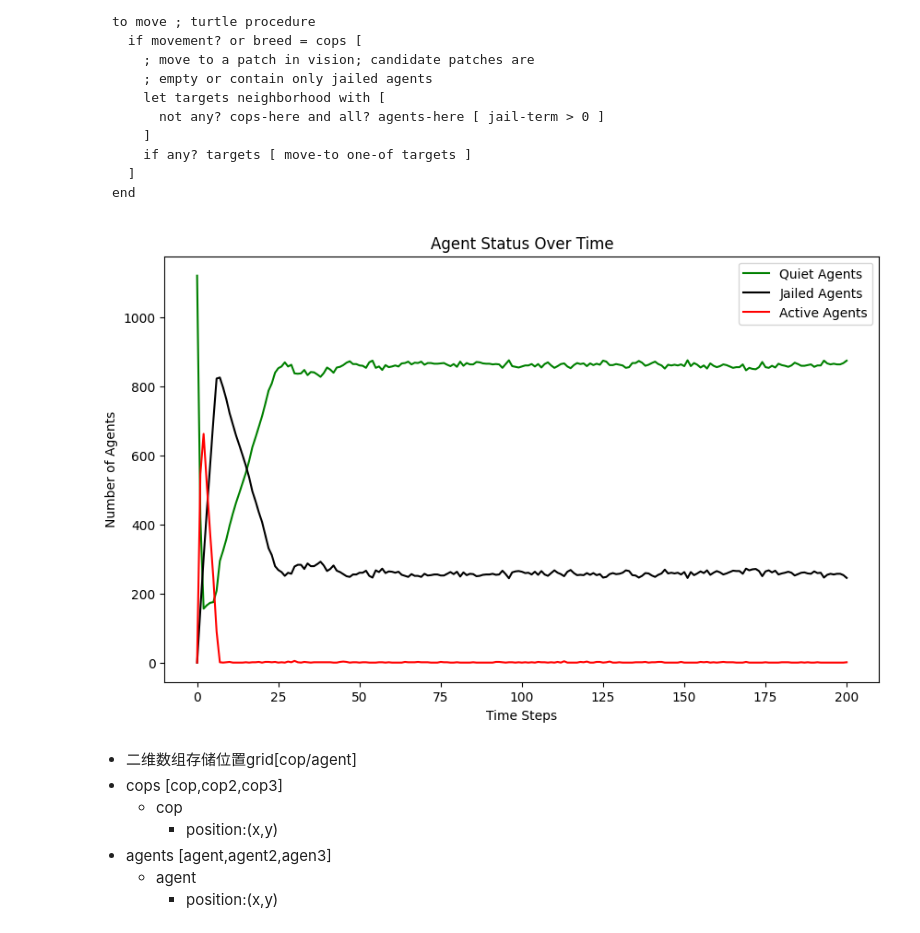
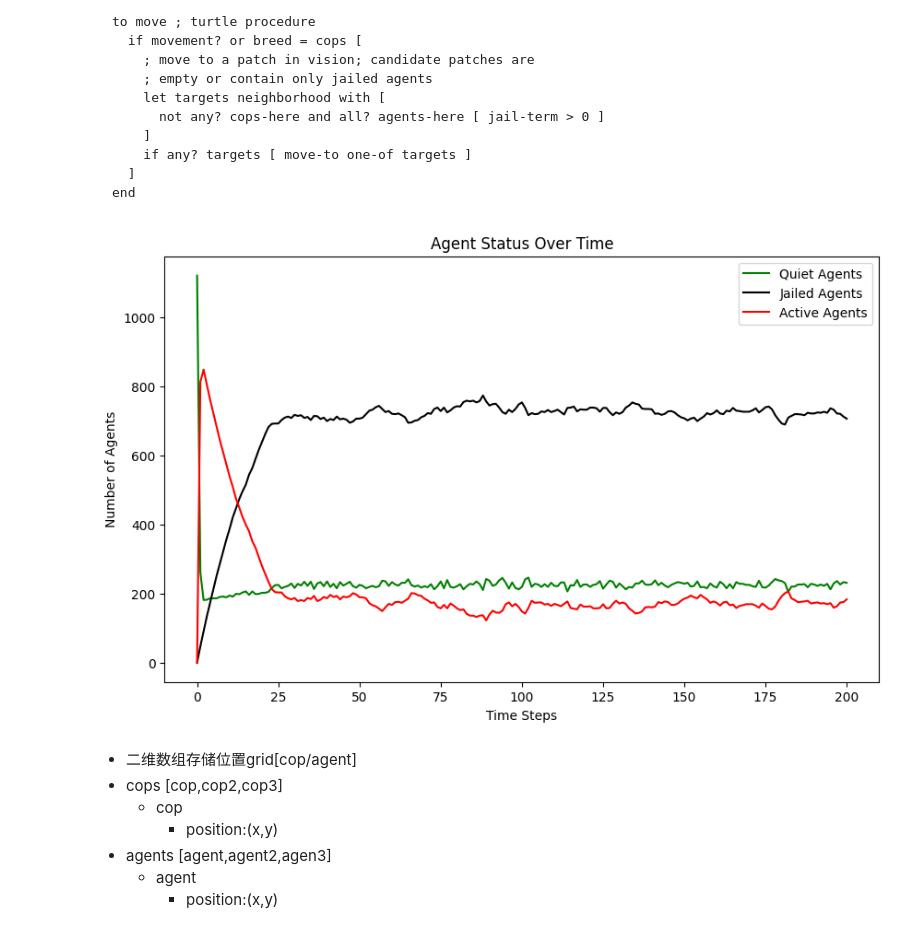
Before and after one commit to Mirrorgo/netlogo-a2, a Jupyter notebook: src/lwz.ipynb, the cells around one changed output. Cells and saved outputs as stored; diff of their text form; code cells hidden in the pictures.

```diff
--- a/src/lwz.ipynb
+++ b/src/lwz.ipynb
@@ -196,14 +196,12 @@ class Model:
         active_agents_count = 0
         neighborhood = self.neighborhoods[x][y]
         for nx, ny in neighborhood:
-            # if nx ==x and ny == y: continue
             cell = self.grid[nx][ny]
             if isinstance(cell, Turtle):
                 if cell.type == EntityType.COP:
                     cops_count += 1
                 elif cell.type == EntityType.AGENT and cell.active:
                     active_agents_count += 1
-        # arrest_prob = 1 - math.exp(-self.k * math.floor(cops_count / (active_agents_count + 1)))
         arrest_prob = 1 - math.exp(-self.k * math.floor(cops_count / (active_agents_count + 1)))
         return arrest_prob
 
@@ -220,36 +218,36 @@ class Model:
         if active_agents:
             selected_agent, nx, ny = random.choice(active_agents)
             selected_agent.active = False
             selected_agent.jail_term = random.randint(0, self.max_jail_term)
             # Move cop to the position of the arrested agent
             self.grid[x][y] = None  # Remove cop from current position
             self.grid[nx][ny] = cop  # Move cop to new position
             cop.position = (nx, ny)
 
 
 # 实例化并运行模型
 AGENT_DENSITY = 70
-COP_DENSITY = 10
+COP_DENSITY = 3
 VISION = 7
 K = 2.3
 GOV_LEGITIMACY = 0.3
-MAX_JAIL_TERM = 20
+MAX_JAIL_TERM = 30
 model = Model(AGENT_DENSITY, COP_DENSITY, VISION, K, GOV_LEGITIMACY, MAX_JAIL_TERM)
 for _ in range(200):
     model.step()
 
 # 绘制结果
 plt.figure(figsize=(10, 6))
 plt.plot(model.data['quiet'], label='Quiet Agents', color="green")
 plt.plot(model.data['jail'], label='Jailed Agents',color="black")
 plt.plot(model.data['active'], label='Active Agents',color="red")
 plt.xlabel('Time Steps')
 plt.ylabel('Number of Agents')
 plt.title('Agent Status Over Time')
 plt.legend()
 plt.show()
 # %% [output]
-[figure, old version]
+[figure, new version]
 # %% [markdown]
 - 二维数组存储位置grid[cop/agent]
 - cops [cop,cop2,cop3]
```
Also changed, not shown: 4 other files.
